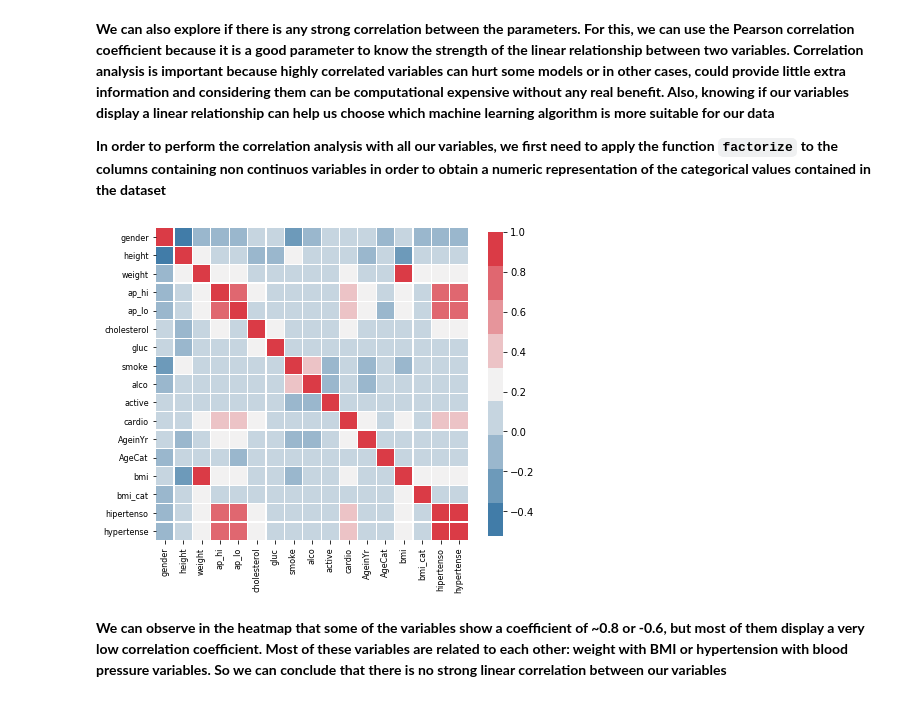
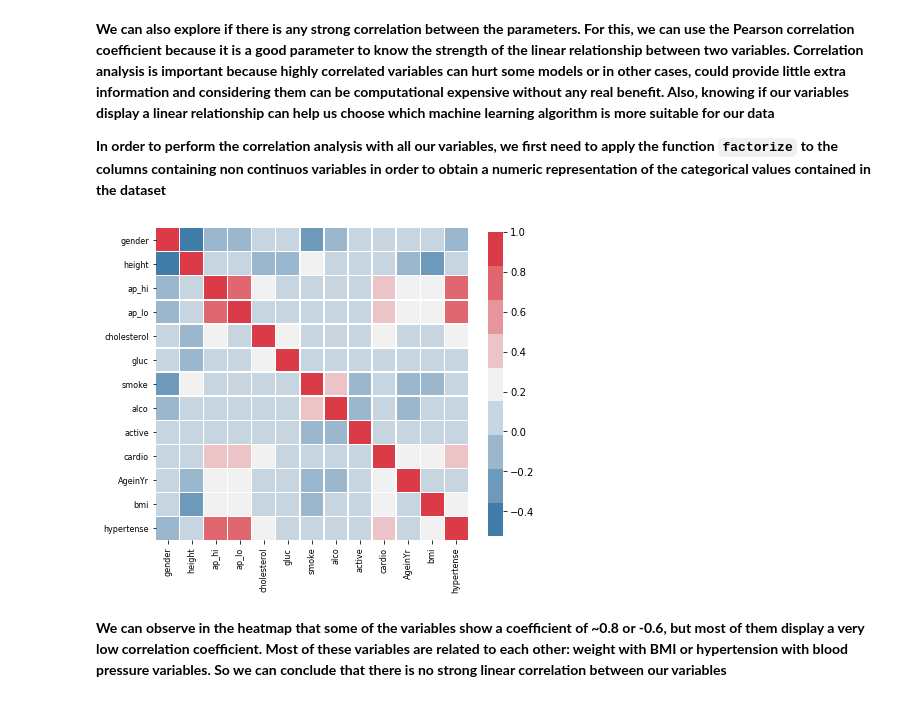
Before and after one commit to javisrv/Cardiovascular_event_prediction, a Jupyter notebook: scripts/Visualizations.ipynb, the cells around one changed output. Cells and saved outputs as stored; diff of their text form; code cells hidden in the pictures.

Commit message:
visualization update

```diff
--- a/scripts/Visualizations.ipynb
+++ b/scripts/Visualizations.ipynb
@@ -186,11 +191,11 @@ corr = data.dropna().corr(method = 'pearson')
 # %%
 plt.figure(figsize=(7, 7))
 cmap = sns.diverging_palette(240, 10, n=9, center = 'light')
-sns.heatmap(corr, linewidths=.2, cmap = cmap, cbar_kws={"shrink": .8}, square=True, xticklabels=True, yticklabels=True);
+sns.heatmap(corr2, linewidths=.2, cmap = cmap, cbar_kws={"shrink": .8}, square=True, xticklabels=True, yticklabels=True);
 plt.yticks(size= 8, rotation=0)
 plt.xticks(size = 8, rotation = 90);
 # %% [output]
-[figure, old version]
+[figure, new version]
 # %% [markdown]
 **We can observe in the heatmap that some of the variables show a coefficient of ~0.8 or -0.6, but most of them display a very low correlation coefficient. Most of these variables are related to each other: weight with BMI or hypertension with blood pressure variables. So we can conclude that there is no strong linear correlation between our variables**
 # %%
```
Also changed, not shown: parts of 5 cells of this notebook.
